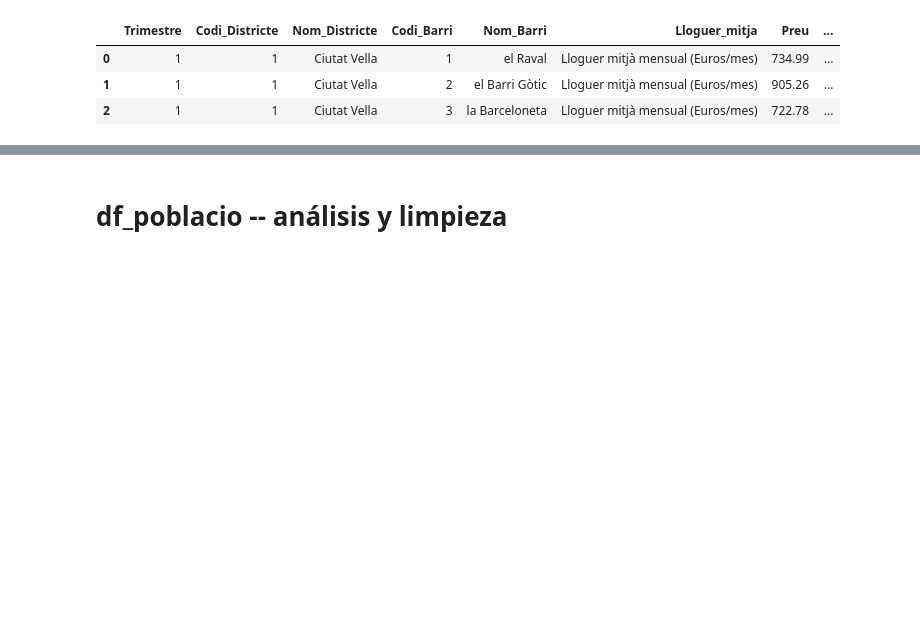
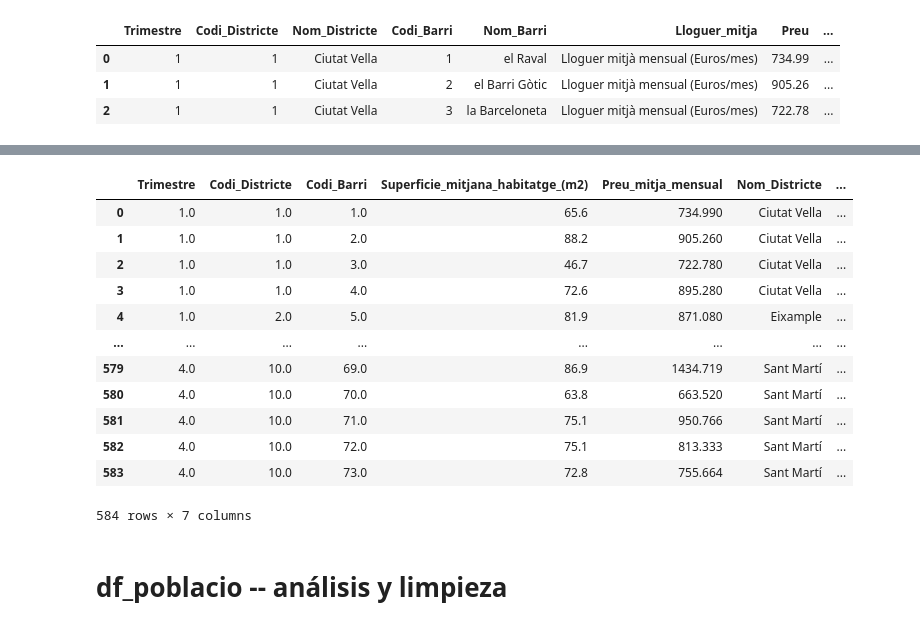
Before and after one commit to Sergiochueco/Hackato_JUMP2DIGITAL, a Jupyter notebook: EDA.ipynb, the cells around one changed output, grey strips where cells are left out. Cells and saved outputs as stored; diff of their text form; code cells hidden in the pictures; blank space fills up the shorter version.

Commit message:
Calculo medida estándar e imputación nulos en df_lloguer

```diff
--- a/EDA.ipynb
+++ b/EDA.ipynb
@@ -381,0 +412,2 @@ df_lloguer.head(3)
+# %%
+imputer = KNNImputer()
@@ -381,0 +420,9 @@ df_lloguer.head(3)
+# %%
+df_lloguer_num = df_lloguer[
+    ['Trimestre',
+    'Codi_Districte',
+    'Codi_Barri',
+    'Superficie_mitjana_habitatge_(m2)',
+    'Preu_mitja_mensual']]
+# %%
+df_lloguer_num = imputer.fit_transform(df_lloguer_num)
@@ -382,2 +442,20 @@ df_lloguer.head(3)
+# %%
+df_lloguer_imputed_nulos = pd.concat([df_lloguer_num,df_lloguer[['Nom_Districte','Nom_Barri']]],axis=1)
+# %%
+df_lloguer_imputed_nulos
+# %% [output]
+|  | Trimestre | Codi_Districte | Codi_Barri | Superficie_mitjana_habitatge_(m2) | Preu_mitja_mensual | Nom_Districte | ... |
+| 0 | 1.0 | 1.0 | 1.0 | 65.6 | 734.990 | Ciutat Vella | ... |
+| 1 | 1.0 | 1.0 | 2.0 | 88.2 | 905.260 | Ciutat Vella | ... |
+| 2 | 1.0 | 1.0 | 3.0 | 46.7 | 722.780 | Ciutat Vella | ... |
+| 3 | 1.0 | 1.0 | 4.0 | 72.6 | 895.280 | Ciutat Vella | ... |
+| 4 | 1.0 | 2.0 | 5.0 | 81.9 | 871.080 | Eixample | ... |
+| ... | ... | ... | ... | ... | ... | ... | ... |
+| 579 | 4.0 | 10.0 | 69.0 | 86.9 | 1434.719 | Sant Martí | ... |
+| 580 | 4.0 | 10.0 | 70.0 | 63.8 | 663.520 | Sant Martí | ... |
+| 581 | 4.0 | 10.0 | 71.0 | 75.1 | 950.766 | Sant Martí | ... |
+| 582 | 4.0 | 10.0 | 72.0 | 75.1 | 813.333 | Sant Martí | ... |
+| 583 | 4.0 | 10.0 | 73.0 | 72.8 | 755.664 | Sant Martí | ... |
+584 rows × 7 columns
 # %% [markdown]
 # df_poblacio -- análisis y limpieza
```
Also changed, not shown: parts of 34 cells of this notebook.
